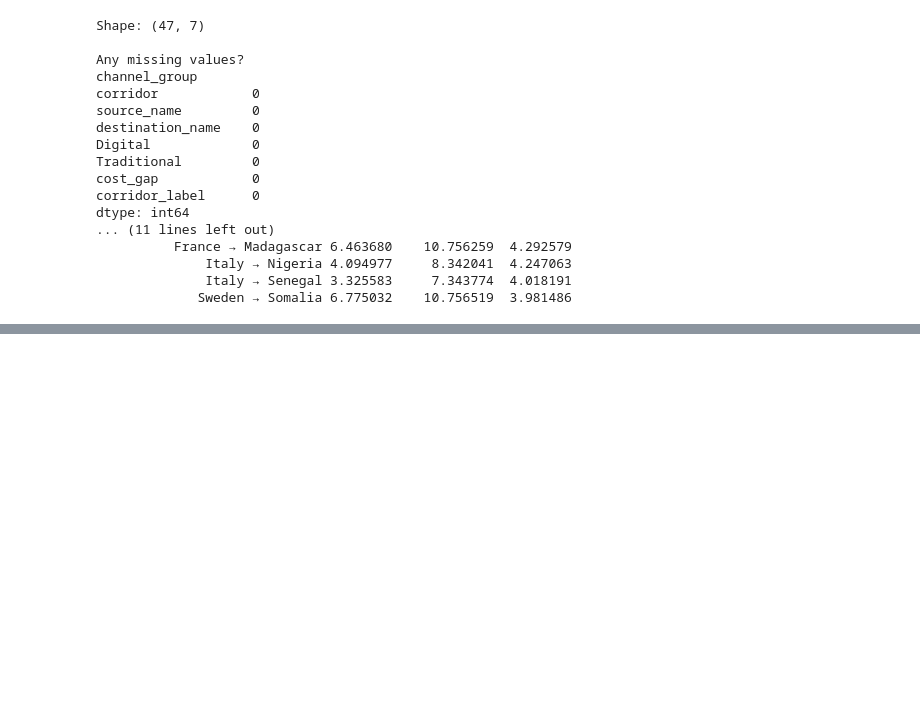
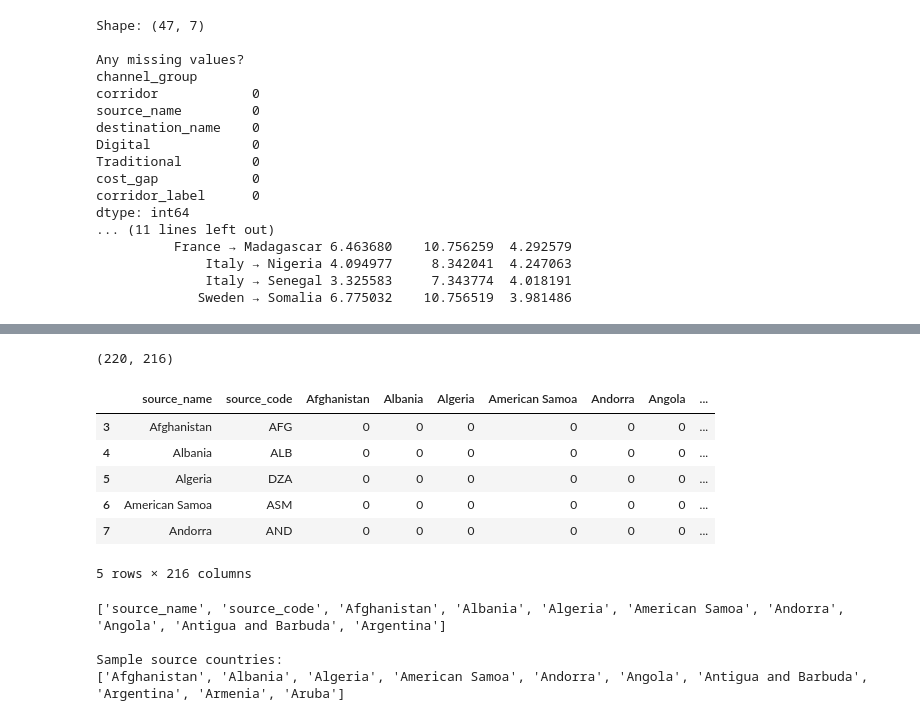
Before and after one commit to Tiana-Coker/eu-africa-remittance-viz, a Jupyter notebook: notebooks/01_data_understanding.ipynb, the cells around one changed output, grey strips where cells are left out. Cells and saved outputs as stored; diff of their text form; code cells hidden in the pictures; blank space fills up the shorter version.

```diff
--- a/notebooks/01_data_understanding.ipynb
+++ b/notebooks/01_data_understanding.ipynb
@@ -984,0 +1020,34 @@ dtype: int64
+# %%
+# extract destination country names from row 1
+destination_names = df_knomad_raw.iloc[1, 2:-1].tolist()
+
+#  extract sender rows only (skip title/header rows)
+df_knomad_matrix = df_knomad_raw.iloc[3:, 0:-1].copy()
+
+#  rename the first two columns
+df_knomad_matrix = df_knomad_matrix.rename(columns={0: "source_name", 1: "source_code"})
+
+#  assign proper destination column names
+df_knomad_matrix.columns = ["source_name", "source_code"] + destination_names
+
+print(df_knomad_matrix.shape)
+display(df_knomad_matrix.head())
+# %% [output]
+(220, 216)
+|  | source_name | source_code | Afghanistan | Albania | Algeria | American Samoa | Andorra | Angola | ... |
+| 3 | Afghanistan | AFG | 0 | 0 | 0 | 0 | 0 | 0 | ... |
+| 4 | Albania | ALB | 0 | 0 | 0 | 0 | 0 | 0 | ... |
+| 5 | Algeria | DZA | 0 | 0 | 0 | 0 | 0 | 0 | ... |
+| 6 | American Samoa | ASM | 0 | 0 | 0 | 0 | 0 | 0 | ... |
+| 7 | Andorra | AND | 0 | 0 | 0 | 0 | 0 | 0 | ... |
+5 rows × 216 columns
+# %%
+# Quick check
+print(df_knomad_matrix.columns[:10].tolist())
+print("\nSample source countries:")
+print(df_knomad_matrix["source_name"].head(10).tolist())
+# %% [output]
+['source_name', 'source_code', 'Afghanistan', 'Albania', 'Algeria', 'American Samoa', 'Andorra', 'Angola', 'Antigua and Barbuda', 'Argentina']
+
+Sample source countries:
+['Afghanistan', 'Albania', 'Algeria', 'American Samoa', 'Andorra', 'Angola', 'Antigua and Barbuda', 'Argentina', 'Armenia', 'Aruba']
```
Also changed, not shown: parts of 21 cells of this notebook.
